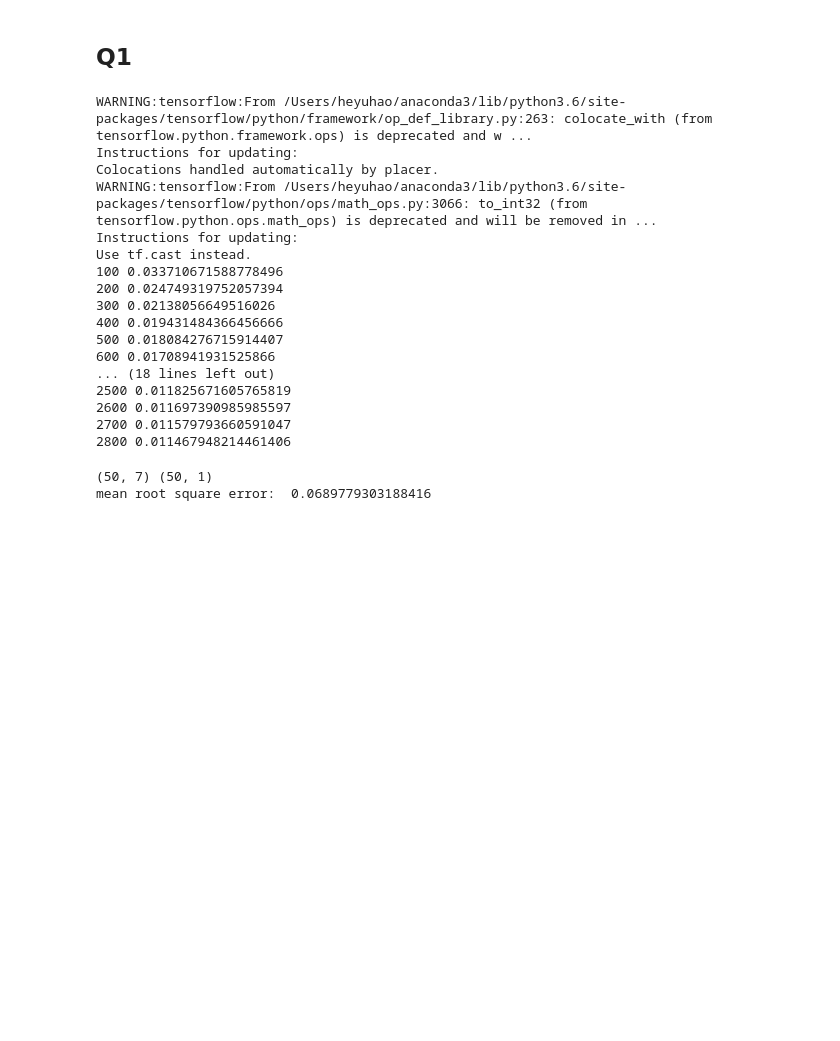
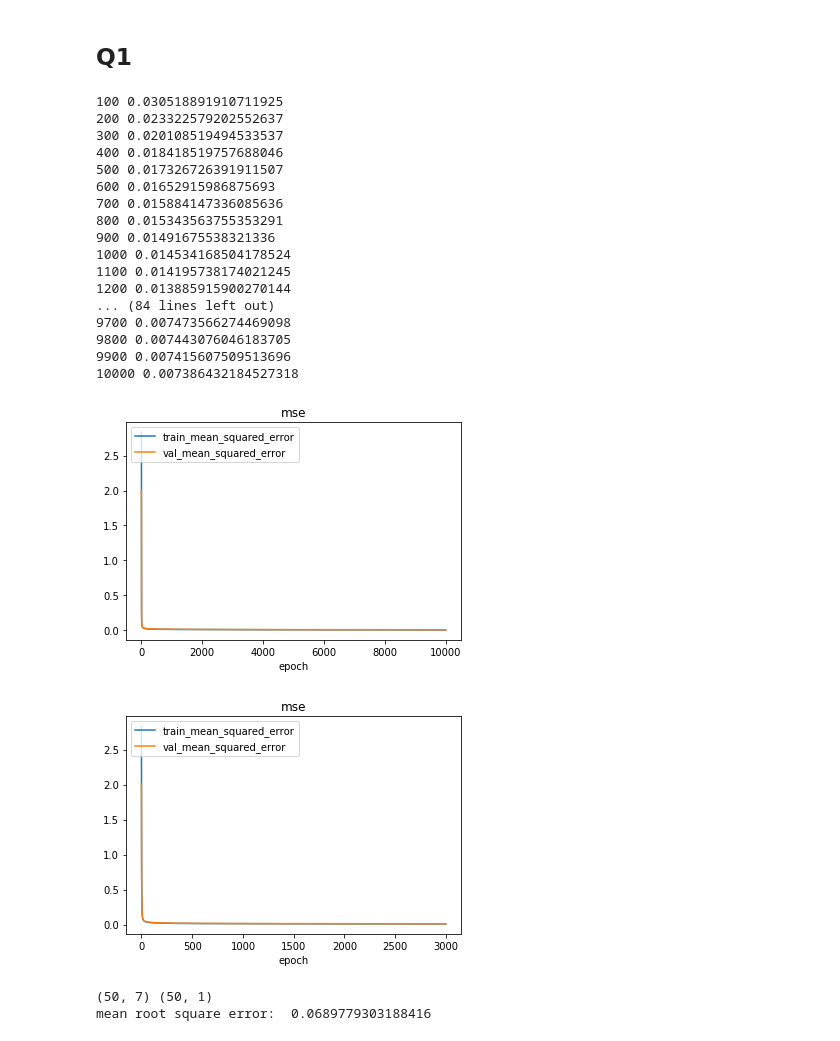
Before and after one commit to Yuhaooooo/CZ4042_Deep_Learning, a Jupyter notebook: assignment1/assignment1_question_b/question_b.ipynb, the cells around one changed output. Drawn from its saved outputs; the diff is of its cells as text; code cells hidden in the pictures; blank space fills up the shorter version.

```diff
--- a/assignment1_question_b/question_b.ipynb
+++ b/assignment1/assignment1_question_b/question_b.ipynb
@@ -2,7 +2,7 @@
 import numpy as np
 import pandas as pd
 # %%
-csv_file = '~/Documents/uni/y3s1/19S1-CE4042-CZ4042-NEURAL NETWORK  DEEP LEARNING/Content/assignment1/admission_predict.csv'
+csv_file = '/Users/heyuhao/Documents/GitHub/school_project/cz4042/assignment1_question_b/admission_predict.csv'
 
 df = pd.read_csv(csv_file, index_col=[0])
 # %%
@@ -65,57 +65,71 @@ Using TensorFlow backend.
 # %%
 #a)
 
 lr = 1e-3
 decay = 1e-3
 batch_size = 8
 epochs = 10000
 epochs_interval =100
 early_stop_threshold = 1e-2
 
 model = Sequential([
     Dense(10, input_dim=X_train.shape[1], activation='relu', kernel_initializer='lecun_normal', kernel_regularizer=l2(decay)),
     Dense(y_train.shape[1], kernel_initializer='he_normal', kernel_regularizer=l2(decay))
     ])
 
 model.compile(optimizer=optimizers.SGD(lr=lr),
                   loss='mse')
 
+train_loss=[100]
 val_loss=[100]
+early_stop=0
 
 for i in range(epochs//epochs_interval):
     h = model.fit(X_train, y_train, batch_size=batch_size, epochs=epochs_interval, verbose=0, validation_data=(X_test, y_test), shuffle=True)
-    val_loss.append(h.history['val_loss'][-1])
+    train_loss.extend(h.history['loss'])
+    val_loss.extend(h.history['val_loss'])
     print(epochs_interval*(i+1),val_loss[-1])
 
-    # if val loss increase less than early stop thrshold, then stop
-    if val_loss[-1] * (1+early_stop_threshold) > val_loss[-2]:
-        break
+#     if val loss increase less than early stop thrshold, then stop
+    if val_loss[-1] * (1+early_stop_threshold) > val_loss[-100] and early_stop==0:
+        early_stop = epochs_interval*(i+1)
 
 
-# plt.figure()
-# plt.plot(h.history['loss'])
-# plt.plot(h.history['val_loss'])
-# plt.title('mse')
-# plt.xlabel('epoch')
-# plt.legend(['train_mean_squared_error', 'val_mean_squared_error',], loc='upper left')
+plt.figure()
+plt.plot(train_loss[1:])
+plt.plot(val_loss[1:])
+plt.title('mse')
+plt.xlabel('epoch')
+plt.legend(['train_mean_squared_error', 'val_mean_squared_error',], loc='upper left')
+
+
+plt.figure()
+plt.plot(train_loss[1:early_stop])
+plt.plot(val_loss[1:early_stop])
+plt.title('mse')
+plt.xlabel('epoch')
+plt.legend(['train_mean_squared_error', 'val_mean_squared_error',], loc='upper left')
+plt.show()
 # %% [output]
-WARNING:tensorflow:From /Users/heyuhao/anaconda3/lib/python3.6/site-packages/tensorflow/python/framework/op_def_library.py:263: colocate_with (from tensorflow.python.framework.ops) is deprecated and w ...
-Instructions for updating:
-Colocations handled automatically by placer.
-WARNING:tensorflow:From /Users/heyuhao/anaconda3/lib/python3.6/site-packages/tensorflow/python/ops/math_ops.py:3066: to_int32 (from tensorflow.python.ops.math_ops) is deprecated and will be removed in ...
-Instructions for updating:
-Use tf.cast instead.
-100 0.033710671588778496
-200 0.024749319752057394
-300 0.02138056649516026
-400 0.019431484366456666
-500 0.018084276715914407
-600 0.01708941931525866
-... (18 lines left out)
-2500 0.011825671605765819
-2600 0.011697390985985597
-2700 0.011579793660591047
-2800 0.011467948214461406
+100 0.030518891910711925
+200 0.023322579202552637
+300 0.020108519494533537
+400 0.018418519757688046
+500 0.017326726391911507
+600 0.01652915986875693
+700 0.015884147336085636
+800 0.015343563755353291
+900 0.01491675538321336
+1000 0.014534168504178524
+1100 0.014195738174021245
+1200 0.013885915900270144
+... (84 lines left out)
+9700 0.007473566274469098
+9800 0.007443076046183705
+9900 0.007415607509513696
+10000 0.007386432184527318
+[figure, added]
+[figure, added]
 # %%
 # c)
 _, X_test_50, _, y_test_50 = train_test_split(X_test, y_test, test_size=50, random_state=42)
```
Also changed, not shown: parts of 1 cell of this notebook, 26 other files.
